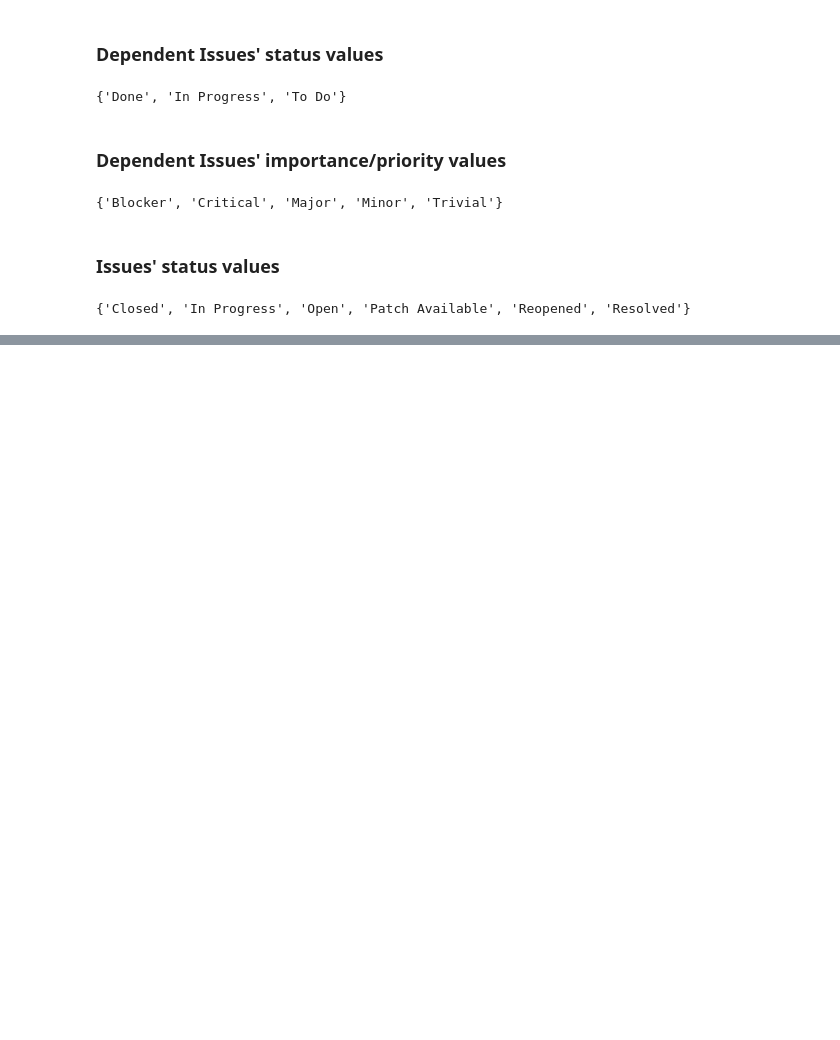
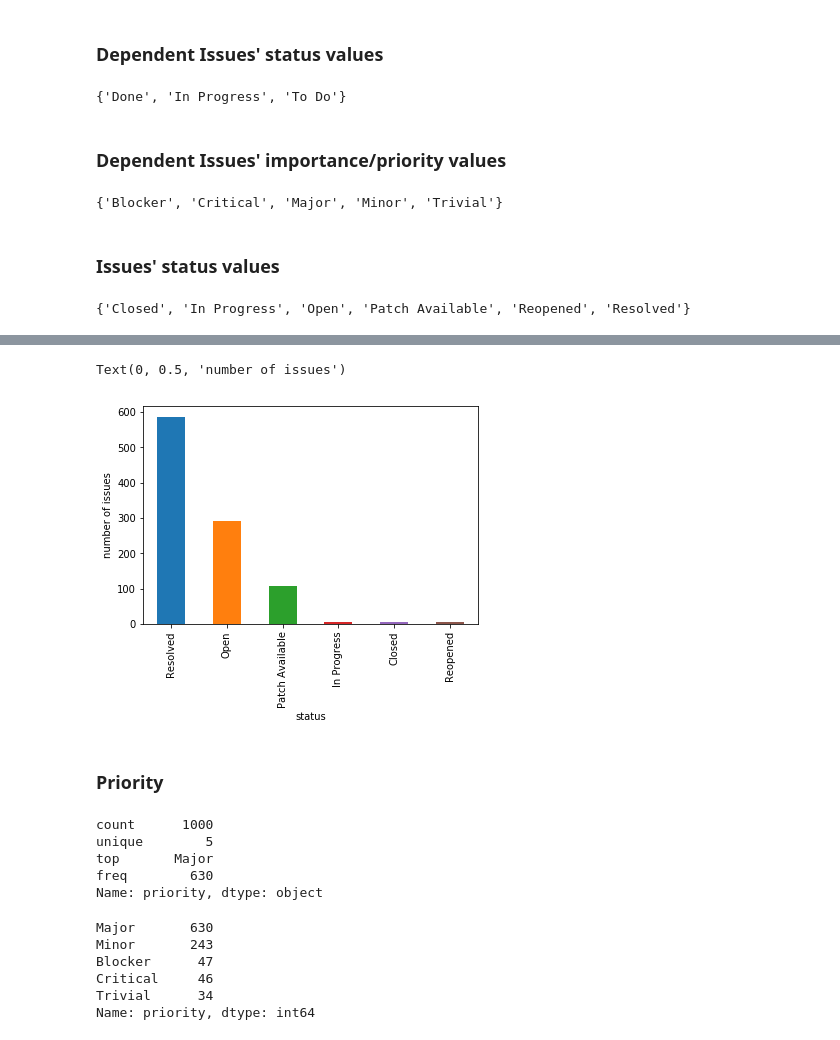
Before and after one commit to nkanak/advance-project-management-practice, a Jupyter notebook: jira_analysis.ipynb, the cells around one changed output, grey strips where cells are left out. Drawn from its saved outputs; the diff is of its cells as text; code cells hidden in the pictures; blank space fills up the shorter version.

```diff
--- a/jira_analysis.ipynb
+++ b/jira_analysis.ipynb
@@ -189,0 +341,26 @@ set(issue['fields']['status']['name'] for issue in issues)
+# %%
+ax = issues_df['status'].value_counts().plot(kind='bar')
+ax.set_xlabel('status')
+ax.set_ylabel('number of issues')
+# %% [output]
+Text(0, 0.5, 'number of issues')
+[figure, added]
+# %% [markdown]
+### Priority
+# %%
+issues_df['priority'].describe()
+# %% [output]
+count      1000
+unique        5
+top       Major
+freq        630
+Name: priority, dtype: object
+# %%
+issues_df['priority'].value_counts()
+# %% [output]
+Major       630
+Minor       243
+Blocker      47
+Critical     46
+Trivial      34
+Name: priority, dtype: int64
```
Also changed, not shown: parts of 55 cells of this notebook, 2 other files.
